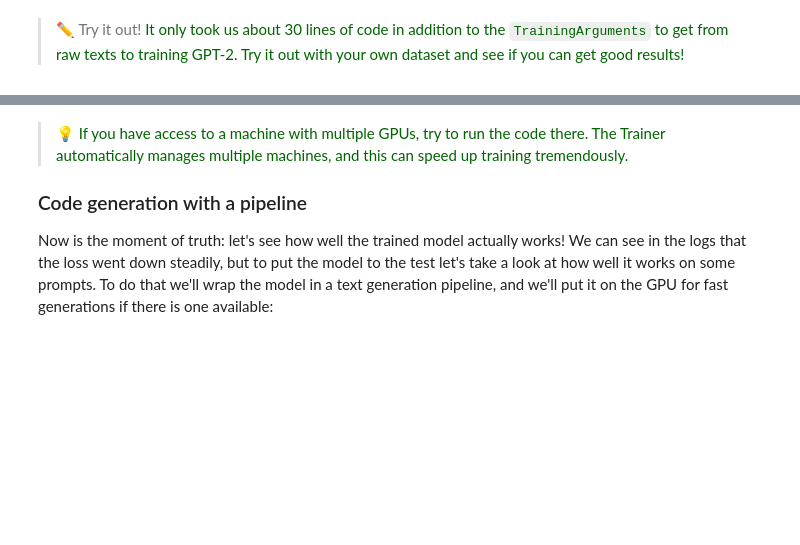
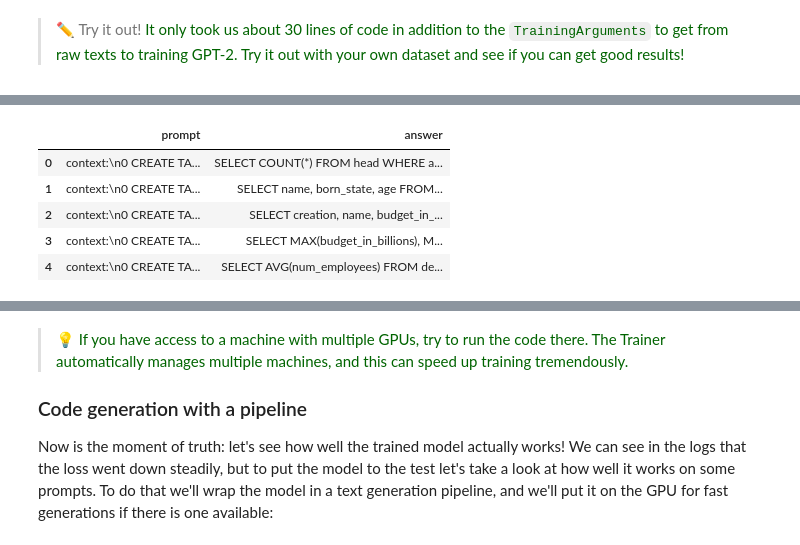
Before and after one commit to matthiasdroth/Huggingface-course, a Jupyter notebook: 7.6-Training_a_causal_language_model_from_scratch.ipynb, the cells around one changed output, grey strips where cells are left out. Drawn from its saved outputs; the diff is of its cells as text; code cells hidden in the pictures; blank space fills up the shorter version.

```diff
--- a/7.6-Training_a_causal_language_model_from_scratch.ipynb
+++ b/7.6-Training_a_causal_language_model_from_scratch.ipynb
@@ -363,0 +411,12 @@ trainer.push_to_hub()
+# %%
+# combine "context" and "question" in "prompt" and keep only "prompt" and "answer" columns
+try_it2_df["prompt"] = f"context:\n{try_it2_df['context']}\n\nquestion:\n{try_it2_df['question']}\n\nanswer"
+try_it2_dfx = try_it2_df[["prompt", "answer"]]
+try_it2_dfx.head()
+# %% [output]
+|  | prompt | answer |
+| 0 | context:\n0 CREATE TA... | SELECT COUNT(*) FROM head WHERE a... |
+| 1 | context:\n0 CREATE TA... | SELECT name, born_state, age FROM... |
+| 2 | context:\n0 CREATE TA... | SELECT creation, name, budget_in_... |
+| 3 | context:\n0 CREATE TA... | SELECT MAX(budget_in_billions), M... |
+| 4 | context:\n0 CREATE TA... | SELECT AVG(num_employees) FROM de... |
```
Also changed, not shown: parts of 15 cells of this notebook, 1 other file.
